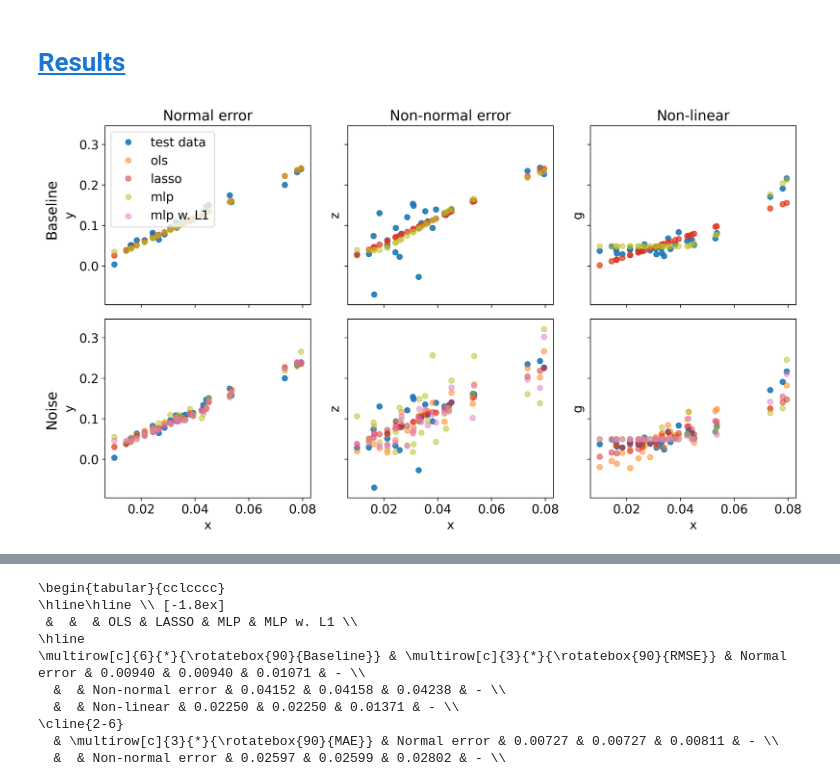
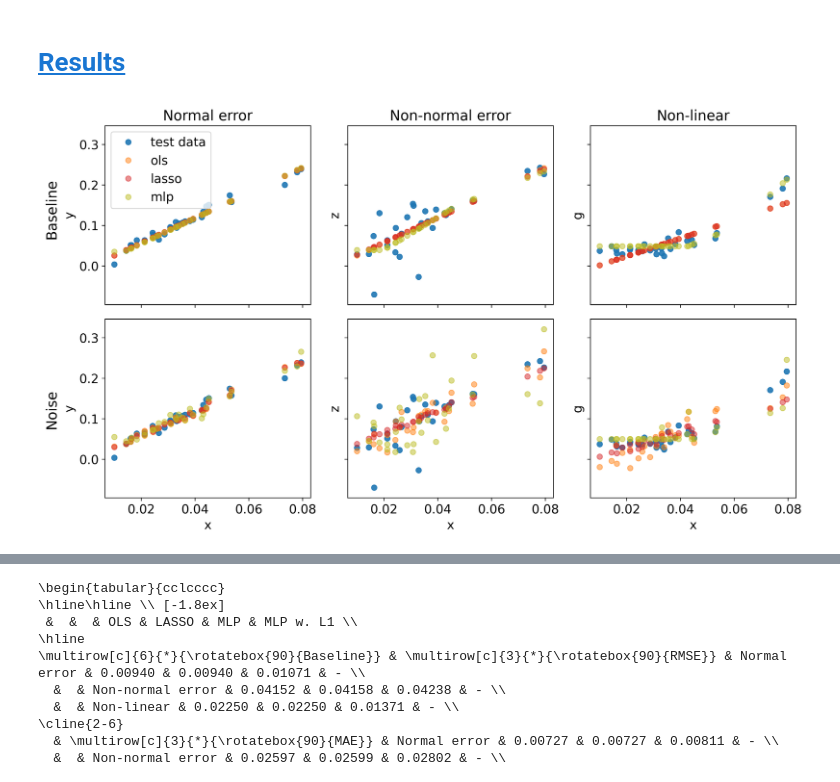
Before and after one commit to johanoelgaard/MastersThesis, a Jupyter notebook: simulation.ipynb, the cells around one changed output, grey strips where cells are left out. Saved outputs shown, nothing was run; the diff lists cells and outputs as text; code cells hidden in the pictures.

Commit message:
Added new scatter

```diff
--- a/simulation.ipynb
+++ b/simulation.ipynb
@@ -746,13 +746,13 @@ datasets = [
      [y3_test,      ols_pred3,      lasso_pred3,      mlp_pred3],
      'Non-linear',      'g'),
     (x_test_noise[:,1],
-     [y1_test,      ols_pred1_n,    lasso_pred1_n,    mlp_pred1_n,    mlp_pred1_nR],
+     [y1_test,      ols_pred1_n,    lasso_pred1_n,    mlp_pred1_n],
      None,              'y'),
     (x_test_noise[:,1],
-     [y2_test,      ols_pred2_n,    lasso_pred2_n,    mlp_pred2_n,    mlp_pred2_nR],
+     [y2_test,      ols_pred2_n,    lasso_pred2_n,    mlp_pred2_n],
      None,              'z'),
     (x_test_noise[:,1],
-     [y3_test,      ols_pred3_n,    lasso_pred3_n,    mlp_pred3_n,    mlp_pred3_nR],
+     [y3_test,      ols_pred3_n,    lasso_pred3_n,    mlp_pred3_n],
      None,              'g'),
 ]
 
@@ -762,7 +762,7 @@ colors = {
     'ols':         'C1',
     'lasso':       'C3',
     'mlp':         'C8',
-    'mlp w. L1': 'C6',
+    # 'mlp w. L1': 'C6',
 }
 
 labels = list(colors.keys())
@@ -775,35 +775,32 @@ ymin, ymax = np.min(all_preds) - 0.025, np.max(all_preds) + 0.025
 fig, axes = plt.subplots(2, 3, figsize=(12, 7), sharex=True, sharey=True)
 
 for idx, (ax, (xvals, preds, title, ylabel)) in enumerate(zip(axes.flat, datasets)):
     for yvals, lbl in zip(preds, labels):
         ax.plot(xvals, yvals, 'o',
                 label=lbl,
                 color=colors[lbl],
                 alpha=(0.9 if lbl=='test data' else 0.5))
     ax.tick_params(axis='both', which='both', labelsize=14)
     ax.set_ylim(ymin, ymax)
     ax.set_ylabel(ylabel, fontsize=14)
     if title:
         ax.set_title(title, fontsize=16)
     if idx < 3:
         ax.tick_params(axis='x', which='both', labelbottom=False)
     else:
         ax.set_xlabel('x', fontsize=14)
 
 # add dummy handle & draw legend only in the upper-left
 ax0 = axes.flat[0]
-ax0.scatter([], [],
-            color=colors['mlp w. L1'],
-            alpha=0.5,
-            label='mlp w. L1')
 ax0.legend(loc='upper left', fontsize=14)
 
 fig.text(-0.01, 0.75, 'Baseline', va='center', rotation='vertical', fontsize=16)
 fig.text(-0.01, 0.30, 'Noise', va='center', rotation='vertical', fontsize=16)
 
 
 plt.tight_layout()
 plt.savefig('output/simulation-scatter.png', dpi=300, bbox_inches='tight', pad_inches=0.1)
 plt.show()
+plt.close()
 # %% [output]
-[figure, old version]
+[figure, new version]
```
Also changed, not shown: parts of 1 cell of this notebook, 2 other files.
